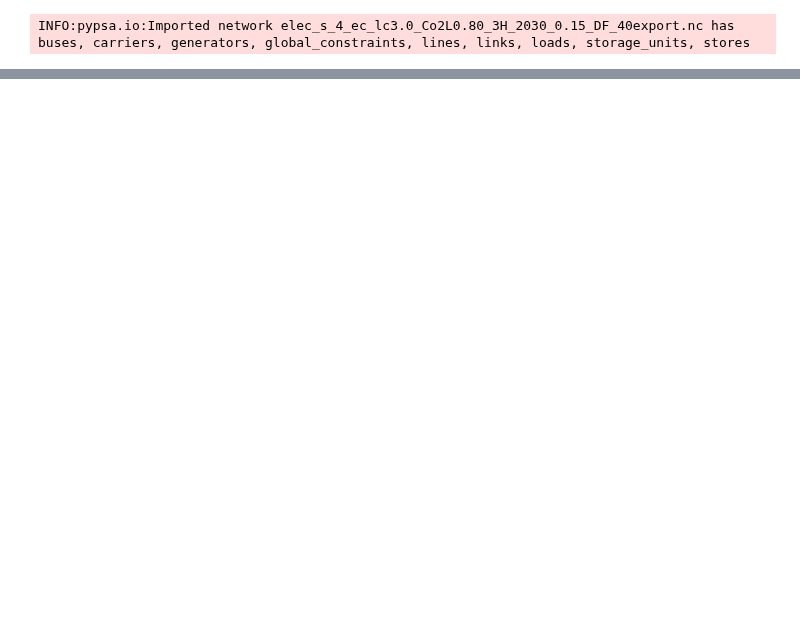
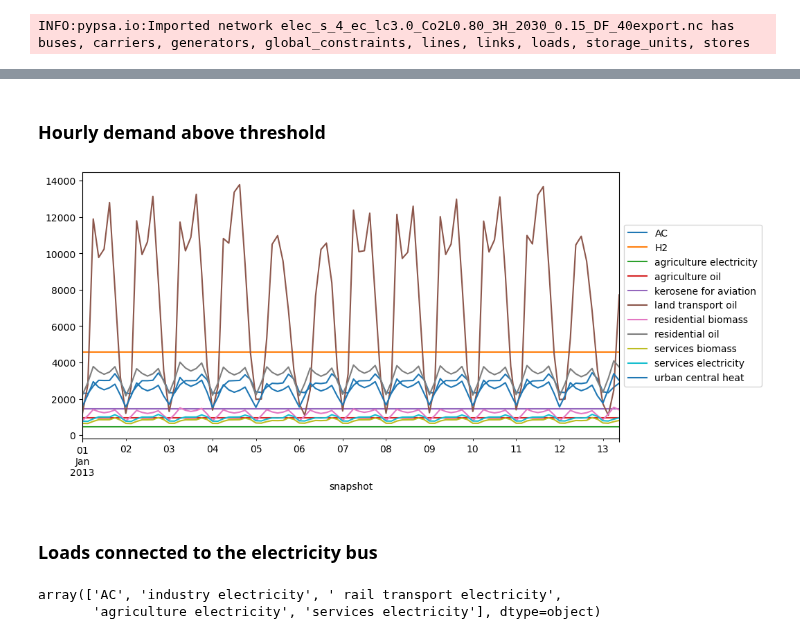
Before and after one commit to energyLS/aldehyde, a Jupyter notebook: workflow/notebooks/demands.ipynb, the cells around one changed output, grey strips where cells are left out. Saved outputs shown, nothing was run; the diff lists cells and outputs as text; code cells hidden in the pictures; blank space fills up the shorter version.

```diff
--- a/workflow/notebooks/demands.ipynb
+++ b/workflow/notebooks/demands.ipynb
@@ -31,0 +60,24 @@ INFO:pypsa.io:Imported network elec_s_4_ec_lc3.0_Co2L0.80_3H_2030_0.15_DF_40expo
+# %% [markdown]
+### Hourly demand above threshold
+# %%
+# Get all loads with a total annual sum of above threshold
+threshold = 2 * 1e6 # TWh
+loads_high = loads.loc[:, loads.sum(axis=0)*n.snapshot_weightings.generators[0] >= threshold]
+# %%
+fig, ax = plt.subplots(figsize=(10, 5))
+loads_high.iloc[:100].plot(ax=ax)
+# Legend position to the right outside the plot
+ax.legend(loc='center left', bbox_to_anchor=(1, 0.5))
+plt.show()
+# %% [output]
+[figure, added]
+# %% [markdown]
+### Loads connected to the electricity bus
+# %%
+# Get all loads which are connected to the bus with carrier "AC"
+ac_buses = n.buses[n.buses.carrier == "AC"]
+ac_loads = n.loads.loc[n.loads.bus.isin(ac_buses.index)].carrier.unique()
+ac_loads
+# %% [output]
+array(['AC', 'industry electricity', ' rail transport electricity',
+       'agriculture electricity', 'services electricity'], dtype=object)
```
Also changed, not shown: parts of 13 cells of this notebook.
